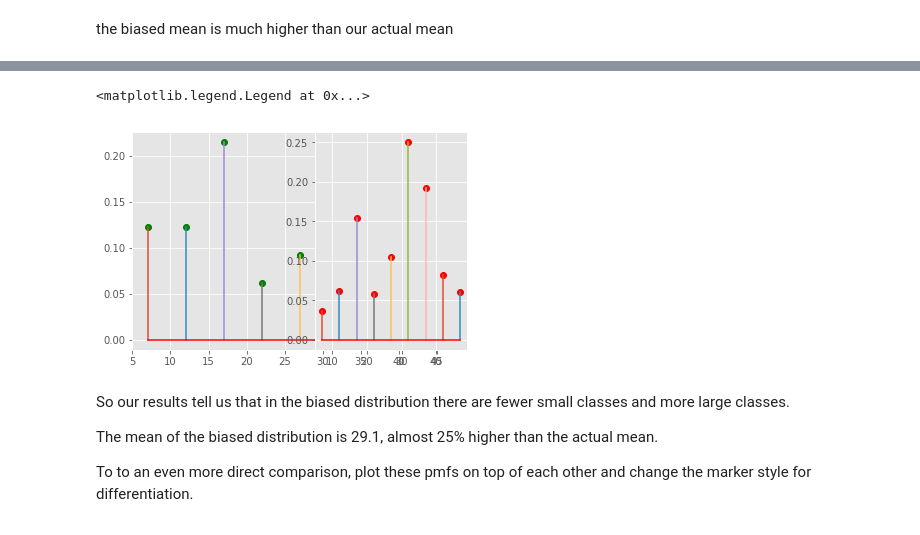
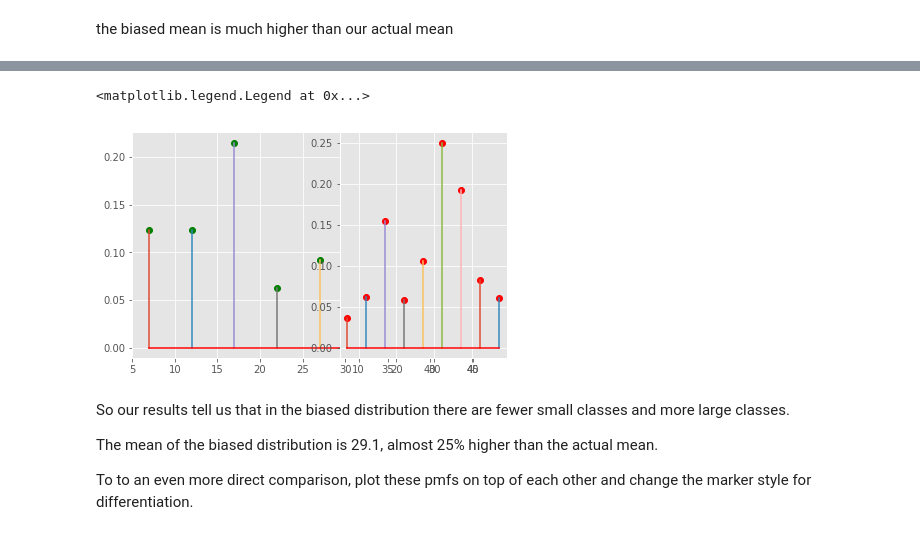
Before and after one commit to as6140/dsc-1-09-07-the-probability-mass-function-lab-seattle-ds-career-040119, a Jupyter notebook: index.ipynb, the cells around one changed output, grey strips where cells are left out. Drawn from its saved outputs; the diff is of its cells as text; code cells hidden in the pictures.

```diff
--- a/index.ipynb
+++ b/index.ipynb
@@ -167,18 +167,18 @@ Here we see it, the average or expected value of biased results become much high
 * Show pmf1 and pmf2 side by side.
 # %%
 # Plot pmfs side by side
-fig, ax = plt.subplots(tight)
+fig, ax = plt.subplots(tight_layout=True)
 plt.style.use('ggplot')
 
 ax2 = fig.add_subplot(122)
 ax.stem(sizes,pmf, '-', 'go', 'r-',label='Actual')
 
 ax2.stem(sizes, pmf2, '-', 'ro', 'r-', label='Biased')
 
 ax.legend()
 # %% [output]
 <matplotlib.legend.Legend at 0x...>
-[figure, old version]
+[figure, new version]
 # %% [markdown]
 So our results tell us that in the biased distribution there are fewer small classes and more large classes.
 
```
